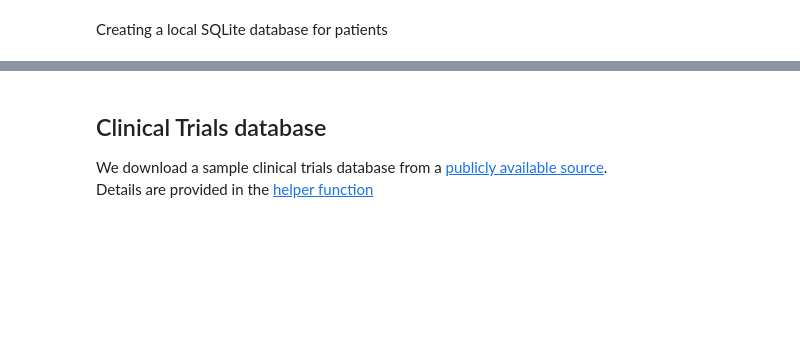
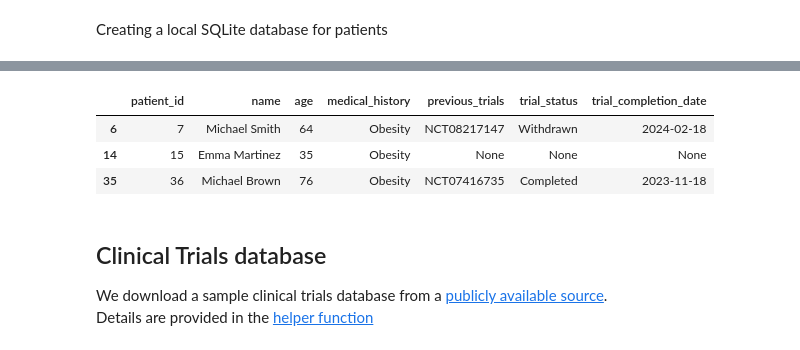
Before and after one commit to bab-git/llm-tutorials, a Jupyter notebook: notebooks/Agents_and_Tools/llm_agents_pharma.ipynb, the cells around one changed output, grey strips where cells are left out. Cells and saved outputs as stored; diff of their text form; code cells hidden in the pictures; blank space fills up the shorter version.

```diff
--- a/notebooks/Agents_and_Tools/llm_agents_pharma.ipynb
+++ b/notebooks/Agents_and_Tools/llm_agents_pharma.ipynb
@@ -242,3 +239,10 @@ df.head(10)
+# %%
+df[df['medical_history'].str.contains('Obes')]
+# %% [output]
+|  | patient_id | name | age | medical_history | previous_trials | trial_status | trial_completion_date |
+| 6 | 7 | Michael Smith | 64 | Obesity | NCT08217147 | Withdrawn | 2024-02-18 |
+| 14 | 15 | Emma Martinez | 35 | Obesity | None | None | None |
+| 35 | 36 | Michael Brown | 76 | Obesity | NCT07416735 | Completed | 2023-11-18 |
 # %% [markdown]
 ## Clinical Trials database
 
```
Also changed, not shown: parts of 21 cells of this notebook, 1 other file.
